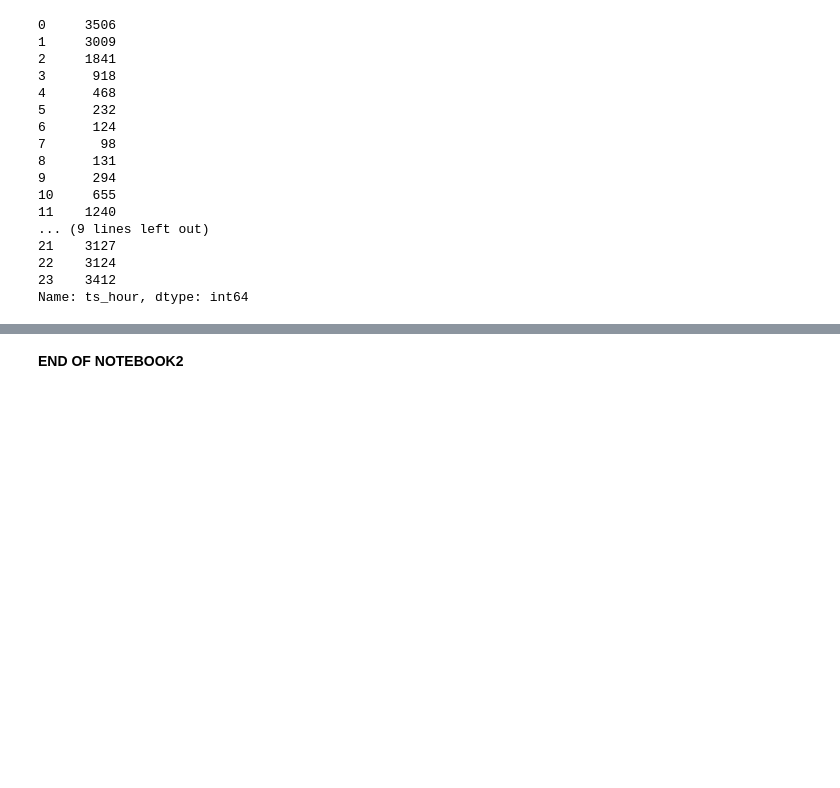
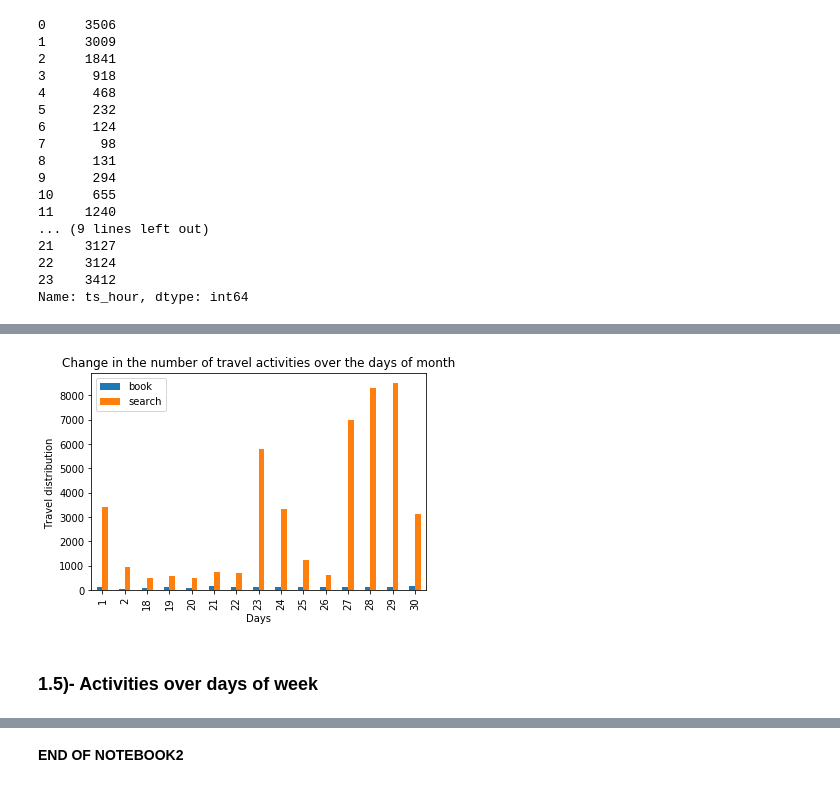
Before and after one commit to HassanSherwani/Predict_travelpattern_ML, a Jupyter notebook: Notebook2-EDA.ipynb, the cells around one changed output, grey strips where cells are left out. Drawn from its saved outputs; the diff is of its cells as text; code cells hidden in the pictures; blank space fills up the shorter version.

```diff
--- a/Notebook2-EDA.ipynb
+++ b/Notebook2-EDA.ipynb
@@ -208,0 +314,6 @@ As we move in working hours , there are more activities. High point approaches a
+# %%
+q=df_travel
+# %%
+q=q.groupby(["ts_day","event_type"]).size()
+q=q.unstack("event_type")
+q
@@ -208,0 +338,11 @@ As we move in working hours , there are more activities. High point approaches a
+# %%
+q.plot(kind="bar")
+plt.xlabel('Days')
+plt.ylabel('Travel distribution ')
+plt.title('Change in the number of travel activities over the days of month')
+plt.legend()
+plt.show()
+# %% [output]
+[figure, added]
+# %% [markdown]
+### 1.5)- Activities over days of week
```
Also changed, not shown: parts of 65 cells of this notebook.
